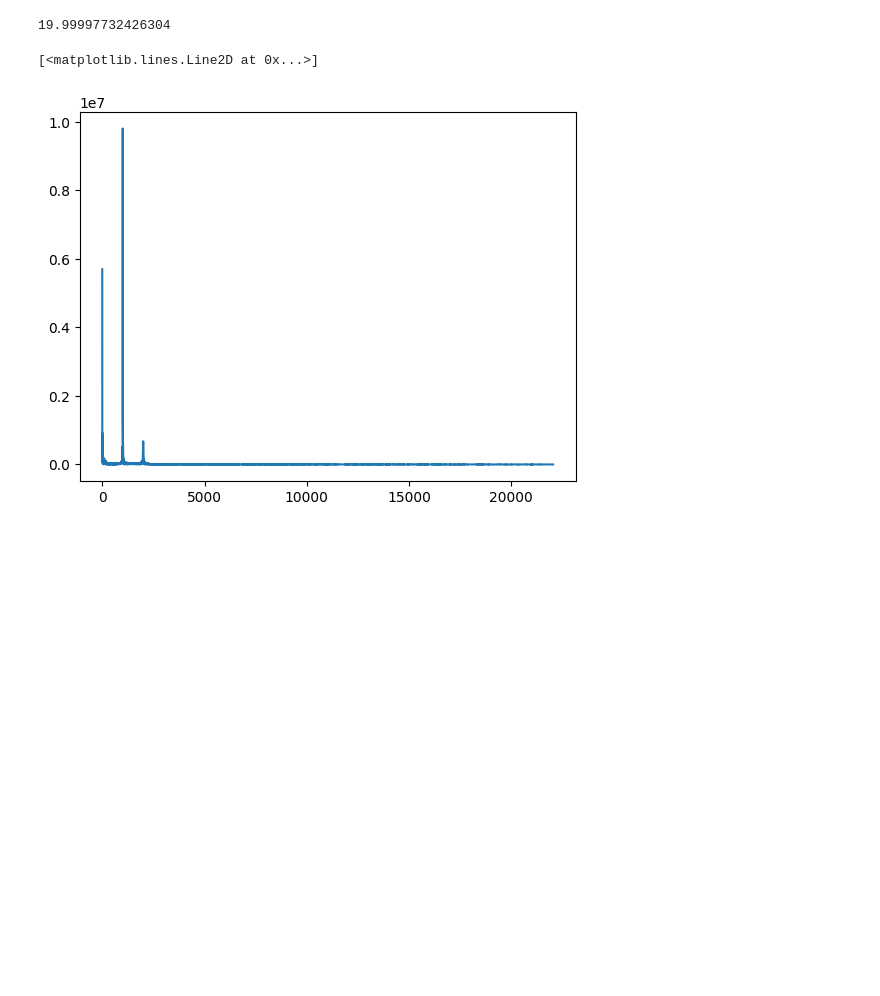
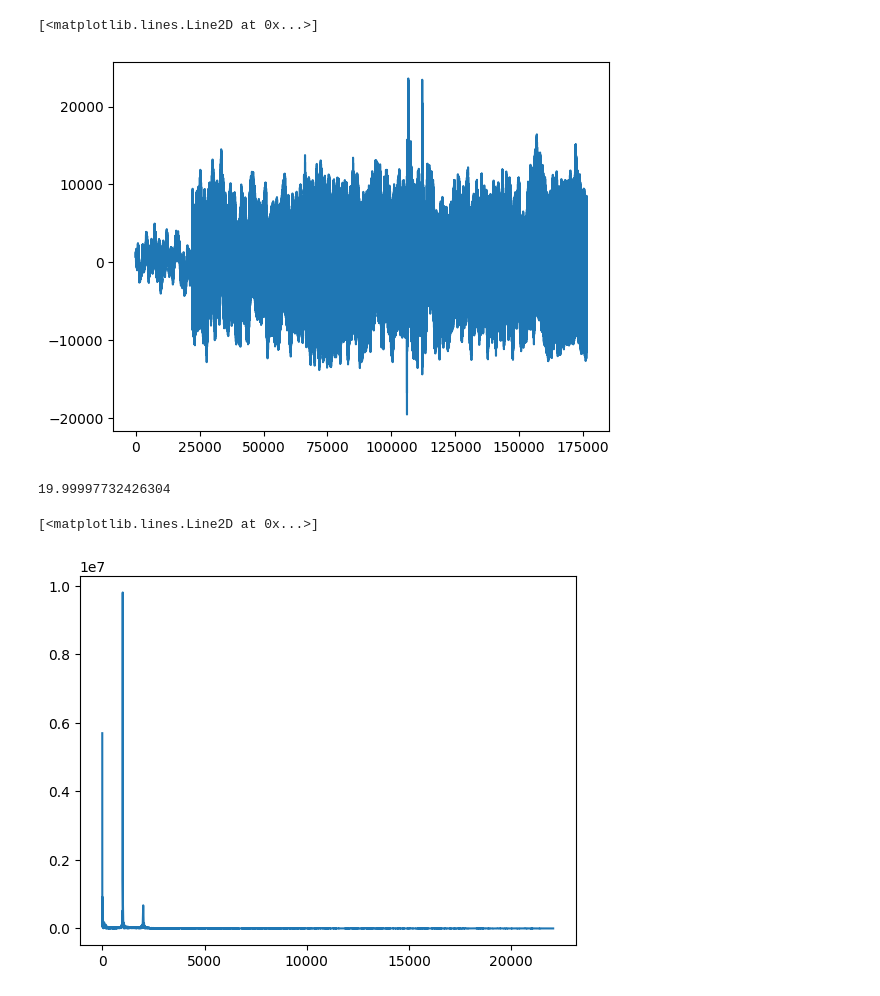
Before and after one commit to defdet/Project_samsung, a Jupyter notebook: renewed_project.ipynb, the cells around one changed output. Drawn from its saved outputs; the diff is of its cells as text; code cells hidden in the pictures; blank space fills up the shorter version.

```diff
--- a/renewed_project.ipynb
+++ b/renewed_project.ipynb
@@ -358,3 +403,8 @@ for i in range(39):
+# %%
+plt.plot(c)
+# %% [output]
+[<matplotlib.lines.Line2D at 0x...>]
+[figure, added]
 # %%
 len(c) / 44100
 # %% [output]
```
Also changed, not shown: parts of 6 cells of this notebook.
